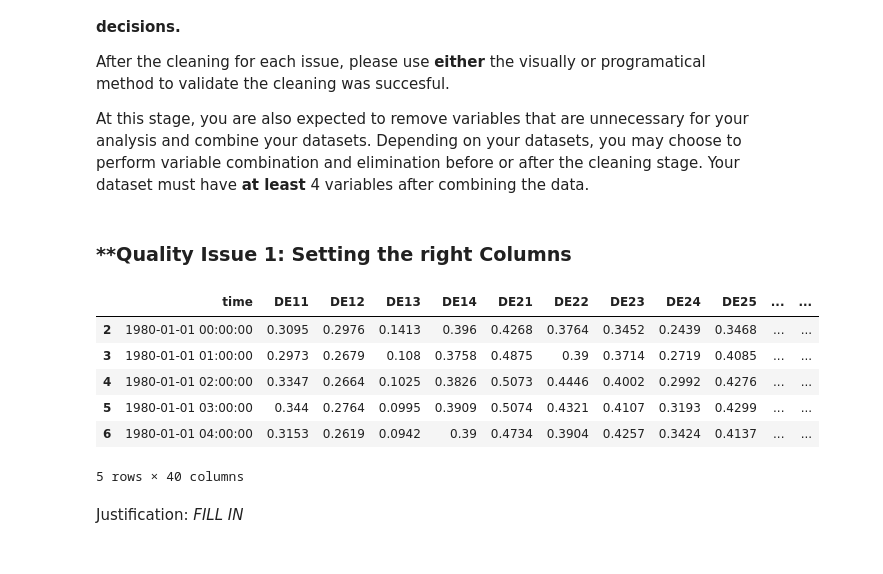
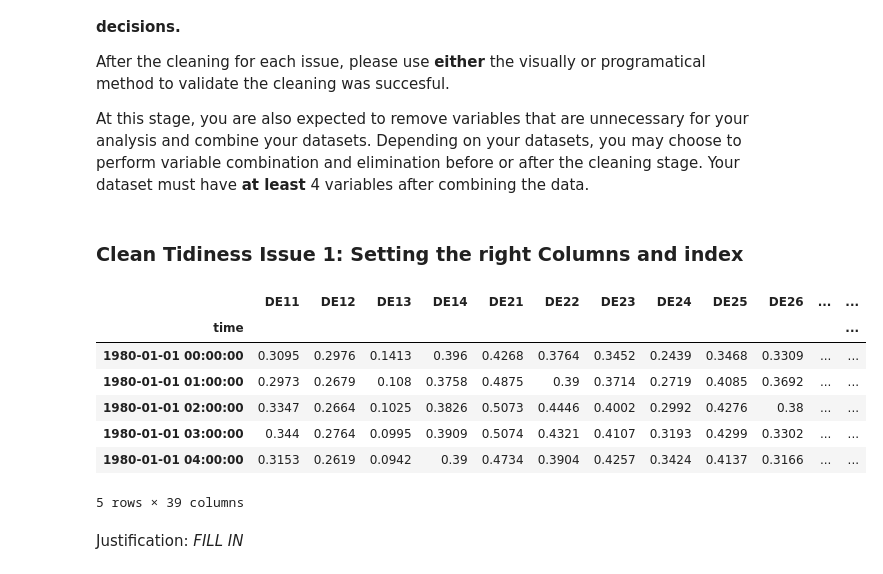
Before and after one commit to HeinrichBoeing/udacity-data_analyst-project2-data_wrangling, a Jupyter notebook: data_wrangling_project_starter_data_wrangling_project_starter.ipynb, the cells around one changed output. Cells and saved outputs as stored; diff of their text form; code cells hidden in the pictures.

Commit message:
Update Data Cleaning

```diff
--- a/data_wrangling_project_starter_data_wrangling_project_starter.ipynb
+++ b/data_wrangling_project_starter_data_wrangling_project_starter.ipynb
@@ -222,5 +325,7 @@ At this stage, you are also expected to remove variables that are unnecessary fo
 # %%
 # FILL IN - Make copies of the datasets to ensure the raw dataframes
 # are not impacted
+df1_clean = df.copy()
+df2_clean = df2.copy()
 # %% [markdown]
-### **Quality Issue 1: Setting the right Columns
+### **Clean Tidiness Issue 1: Setting the right Columns and index**
@@ -231,14 +332,23 @@ df.drop([0,1], inplace=True)
+# %%
+# Set correct columns
+df1_clean.rename(columns=df1_clean.iloc[1], inplace=True) # Rename the columns with data in correct row
+df1_clean.drop([0,1], inplace=True) # Dropping first two rows with non valid data
+
+# Set correct index
+df1_clean['time'] = pd.DatetimeIndex(df1_clean['time']) # Cast column 'time' as DatetimeIndex
+df1_clean.set_index('time', inplace=True) # Set as time Index for Dataframe
 # %%
 # FILL IN - Validate the cleaning was successful
-df.head(5)
+df1_clean.head(5)
 # %% [output]
-|  | time | DE11 | DE12 | DE13 | DE14 | DE21 | DE22 | DE23 | DE24 | DE25 | ... | ... |
-| 2 | 1980-01-01 00:00:00 | 0.3095 | 0.2976 | 0.1413 | 0.396 | 0.4268 | 0.3764 | 0.3452 | 0.2439 | 0.3468 | ... | ... |
-| 3 | 1980-01-01 01:00:00 | 0.2973 | 0.2679 | 0.108 | 0.3758 | 0.4875 | 0.39 | 0.3714 | 0.2719 | 0.4085 | ... | ... |
-| 4 | 1980-01-01 02:00:00 | 0.3347 | 0.2664 | 0.1025 | 0.3826 | 0.5073 | 0.4446 | 0.4002 | 0.2992 | 0.4276 | ... | ... |
-| 5 | 1980-01-01 03:00:00 | 0.344 | 0.2764 | 0.0995 | 0.3909 | 0.5074 | 0.4321 | 0.4107 | 0.3193 | 0.4299 | ... | ... |
-| 6 | 1980-01-01 04:00:00 | 0.3153 | 0.2619 | 0.0942 | 0.39 | 0.4734 | 0.3904 | 0.4257 | 0.3424 | 0.4137 | ... | ... |
+|  | DE11 | DE12 | DE13 | DE14 | DE21 | DE22 | DE23 | DE24 | DE25 | DE26 | ... | ... |
+| time |  |  |  |  |  |  |  |  |  |  |  | ... |
+| 1980-01-01 00:00:00 | 0.3095 | 0.2976 | 0.1413 | 0.396 | 0.4268 | 0.3764 | 0.3452 | 0.2439 | 0.3468 | 0.3309 | ... | ... |
+| 1980-01-01 01:00:00 | 0.2973 | 0.2679 | 0.108 | 0.3758 | 0.4875 | 0.39 | 0.3714 | 0.2719 | 0.4085 | 0.3692 | ... | ... |
+| 1980-01-01 02:00:00 | 0.3347 | 0.2664 | 0.1025 | 0.3826 | 0.5073 | 0.4446 | 0.4002 | 0.2992 | 0.4276 | 0.38 | ... | ... |
+| 1980-01-01 03:00:00 | 0.344 | 0.2764 | 0.0995 | 0.3909 | 0.5074 | 0.4321 | 0.4107 | 0.3193 | 0.4299 | 0.3302 | ... | ... |
+| 1980-01-01 04:00:00 | 0.3153 | 0.2619 | 0.0942 | 0.39 | 0.4734 | 0.3904 | 0.4257 | 0.3424 | 0.4137 | 0.3166 | ... | ... |
-5 rows × 40 columns
+5 rows × 39 columns
 # %% [markdown]
 Justification: *FILL IN*
 # %% [markdown]
```
Also changed, not shown: parts of 63 cells of this notebook, 1 other file.
